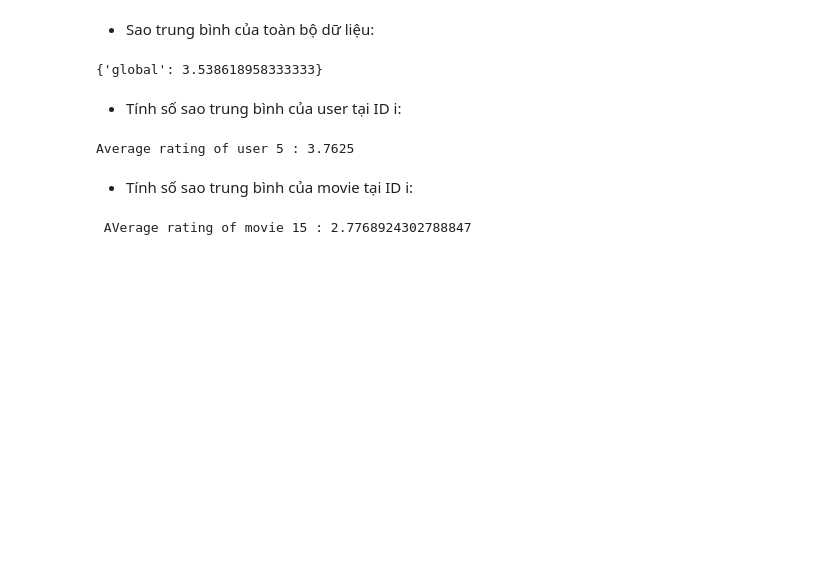
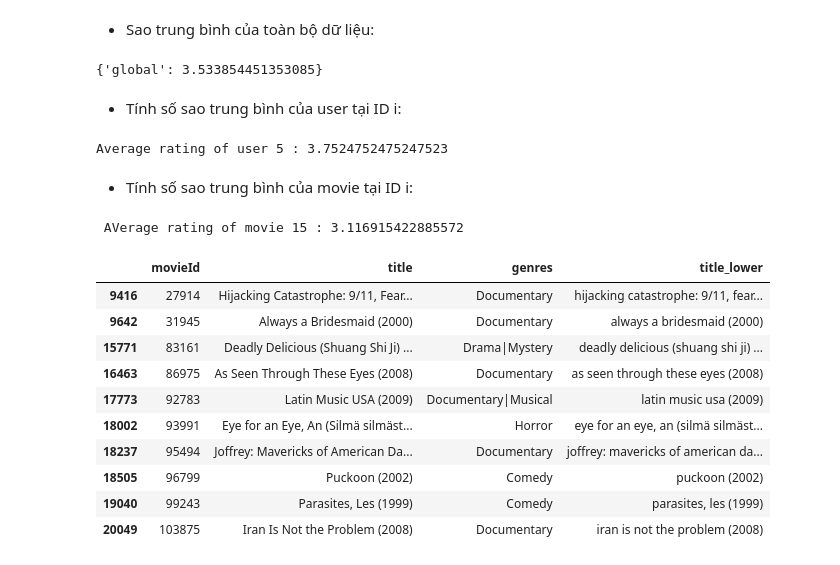
Before and after one commit to bason1999qn/Movie_Recommender_Systems, a Jupyter notebook: By_Spark.ipynb, the cells around one changed output. Drawn from its saved outputs; the diff is of its cells as text; code cells hidden in the pictures; blank space fills up the shorter version.

```diff
--- a/By_Spark.ipynb
+++ b/By_Spark.ipynb
@@ -91,4 +91,5 @@ df_movies.head()
 | 4 | 5 | Father of the Bride Part II (1995) | Comedy |
 # %%
 train_data, test_data = train_test_split(df_ratings[:3000000], test_size=0.2, random_state=42, shuffle=True)
+train_data = df_ratings
 # %%
@@ -152,7 +126,8 @@ Hãy chuyển đổi dữ liệu ở định dạng khung dữ liệu thành ma
 scipy.sparse.csr_matrix là một hàm tiện ích giúp chuyển đổi khung dữ liệu thành ma trận thưa thớt một cách hiệu quả.
 # %%
 # Creating a sparse matrix
-train_sparse_matrix = sparse.csr_matrix((train_data.rating.values, (train_data.userId.values, train_data.movieId.values)))
+train_sparse_matrix = sparse.csr_matrix((train_data.rating.values,
+                                         (train_data.userId.values, train_data.movieId.values)))
 # %% [markdown]
 train_sparse_matrix' là biểu diễn ma trận thưa thớt của khung dữ liệu train_data.
 
@@ -268,7 +278,7 @@ train_global_average = train_sparse_matrix.sum()/train_sparse_matrix.count_nonze
 train_averages['global'] = train_global_average
 train_averages
 # %% [output]
-{'global': 3.538618958333333}
+{'global': 3.533854451353085}
 # %% [markdown]
 - Tính số sao trung bình của user tại ID i:
 # %%
@@ -276,11 +286,27 @@ i = 5
 train_averages['user'] = get_average_ratings(train_sparse_matrix, of_users=True)
 print(f'\nAverage rating of user {i} :',train_averages['user'][i])
 # %% [output]
-Average rating of user 5 : 3.7625
+Average rating of user 5 : 3.7524752475247523
 # %% [markdown]
 - Tính số sao trung bình của movie tại ID i:
 # %%
 train_averages['movie'] =  get_average_ratings(train_sparse_matrix, of_users=False)
-print('\n AVerage rating of movie 15 :',train_averages['movie'][15])
+print('\n AVerage rating of movie 15 :',train_averages['movie'][1000])
 # %% [output]
- AVerage rating of movie 15 : 2.7768924302788847
+ AVerage rating of movie 15 : 3.116915422885572
+# %%
+top_10 = list(dict(sorted(train_averages['movie'].items(), key=lambda item: item[1], reverse=True)).keys())[0:10]
+df_movies.loc[df_movies.movieId.isin(top_10)]
+# sorted(train_averages['movie'].values(), reverse=True)
+# %% [output]
+|  | movieId | title | genres | title_lower |
+| 9416 | 27914 | Hijacking Catastrophe: 9/11, Fear... | Documentary | hijacking catastrophe: 9/11, fear... |
+| 9642 | 31945 | Always a Bridesmaid (2000) | Documentary | always a bridesmaid (2000) |
+| 15771 | 83161 | Deadly Delicious (Shuang Shi Ji) ... | Drama|Mystery | deadly delicious (shuang shi ji) ... |
+| 16463 | 86975 | As Seen Through These Eyes (2008) | Documentary | as seen through these eyes (2008) |
+| 17773 | 92783 | Latin Music USA (2009) | Documentary|Musical | latin music usa (2009) |
+| 18002 | 93991 | Eye for an Eye, An (Silmä silmäst... | Horror | eye for an eye, an (silmä silmäst... |
+| 18237 | 95494 | Joffrey: Mavericks of American Da... | Documentary | joffrey: mavericks of american da... |
+| 18505 | 96799 | Puckoon (2002) | Comedy | puckoon (2002) |
+| 19040 | 99243 | Parasites, Les (1999) | Comedy | parasites, les (1999) |
+| 20049 | 103875 | Iran Is Not the Problem (2008) | Documentary | iran is not the problem (2008) |
```
Also changed, not shown: parts of 16 cells of this notebook.
